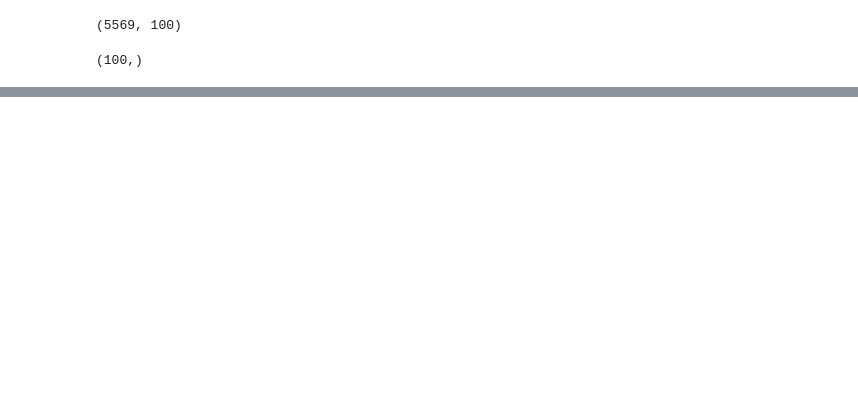
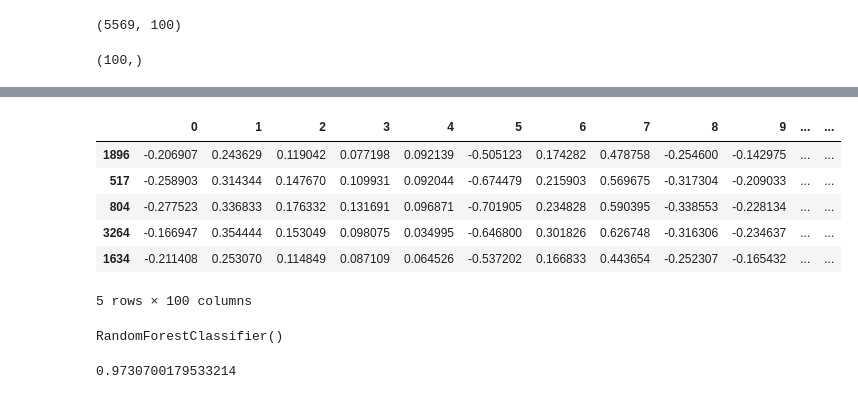
Before and after one commit to prajwaldev20/Learning-NLP, a Jupyter notebook: Text_classification_word2vec_and_avgword2vec.ipynb, the cells around one changed output, grey strips where cells are left out. Saved outputs shown, nothing was run; the diff lists cells and outputs as text; code cells hidden in the pictures; blank space fills up the shorter version.

```diff
--- a/Text_classification_word2vec_and_avgword2vec.ipynb
+++ b/Text_classification_word2vec_and_avgword2vec.ipynb
@@ -247,0 +325,3 @@ y = y.iloc[:,0].values
+# %%
+## Independent Feature
+X=df
@@ -247,0 +343,22 @@ y = y.iloc[:,0].values
+# %%
+#Train test split
+from sklearn.model_selection import train_test_split
+X_train,X_test,y_train,y_test = train_test_split(X,y, test_size=0.2)
+# %%
+X_train.head()
+# %% [output]
+|  | 0 | 1 | 2 | 3 | 4 | 5 | 6 | 7 | 8 | 9 | ... | ... |
+| 1896 | -0.206907 | 0.243629 | 0.119042 | 0.077198 | 0.092139 | -0.505123 | 0.174282 | 0.478758 | -0.254600 | -0.142975 | ... | ... |
+| 517 | -0.258903 | 0.314344 | 0.147670 | 0.109931 | 0.092044 | -0.674479 | 0.215903 | 0.569675 | -0.317304 | -0.209033 | ... | ... |
+| 804 | -0.277523 | 0.336833 | 0.176332 | 0.131691 | 0.096871 | -0.701905 | 0.234828 | 0.590395 | -0.338553 | -0.228134 | ... | ... |
+| 3264 | -0.166947 | 0.354444 | 0.153049 | 0.098075 | 0.034995 | -0.646800 | 0.301826 | 0.626748 | -0.316306 | -0.234637 | ... | ... |
+| 1634 | -0.211408 | 0.253070 | 0.114849 | 0.087109 | 0.064526 | -0.537202 | 0.166833 | 0.443654 | -0.252307 | -0.165432 | ... | ... |
+5 rows × 100 columns
+# %%
+## Run Random Forest Classifier
+from sklearn.ensemble import RandomForestClassifier
+classifier = RandomForestClassifier()
+
+classifier.fit(X_train, y_train)
+# %% [output]
+RandomForestClassifier()
@@ -247,0 +367,5 @@ y = y.iloc[:,0].values
+# %%
+from sklearn.metrics import accuracy_score, classification_report
+accuracy_score(y_pred, y_test)
+# %% [output]
+0.9730700179533214
```
Also changed, not shown: parts of 16 cells of this notebook.
